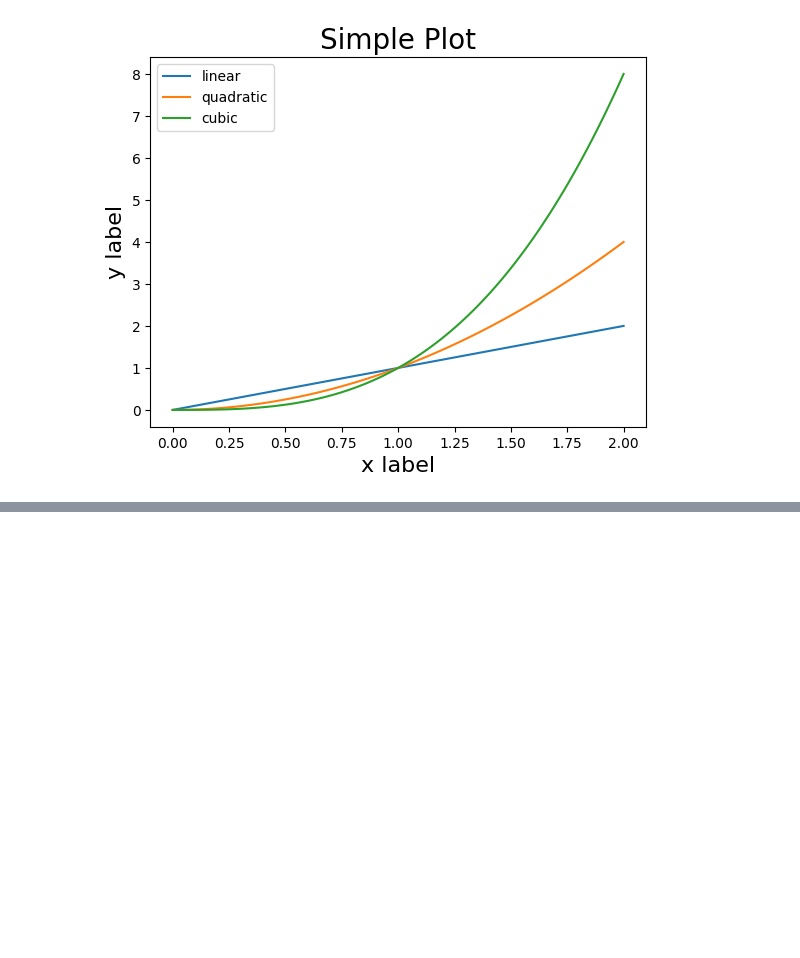
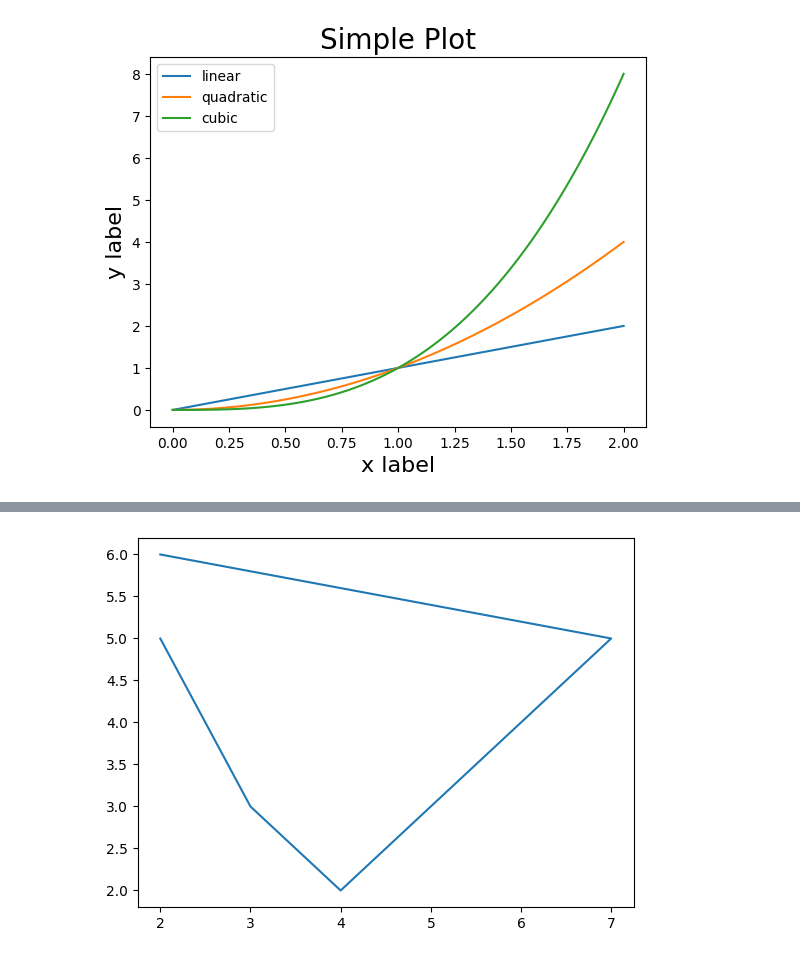
Before and after one commit to alirfanyasin/Learn-Mechine-Learning-Basic, a Jupyter notebook: 04_Data_Visualization/matplotlib_youtube_tutorial.ipynb, the cells around one changed output, grey strips where cells are left out. Saved outputs shown, nothing was run; the diff lists cells and outputs as text; code cells hidden in the pictures; blank space fills up the shorter version.

```diff
--- a/04_Data_Visualization/matplotlib_youtube_tutorial.ipynb
+++ b/04_Data_Visualization/matplotlib_youtube_tutorial.ipynb
@@ -86,0 +103,5 @@ plt.legend()
+# %%
+plt.plot([2,3,4,7,2], [5,3,2,5,6]) # artinya  (2,5) (3,4) (4,2) dan seterusnya
+plt.show()
+# %% [output]
+[figure, added]
```
Also changed, not shown: parts of 61 cells of this notebook, 15 other files.
